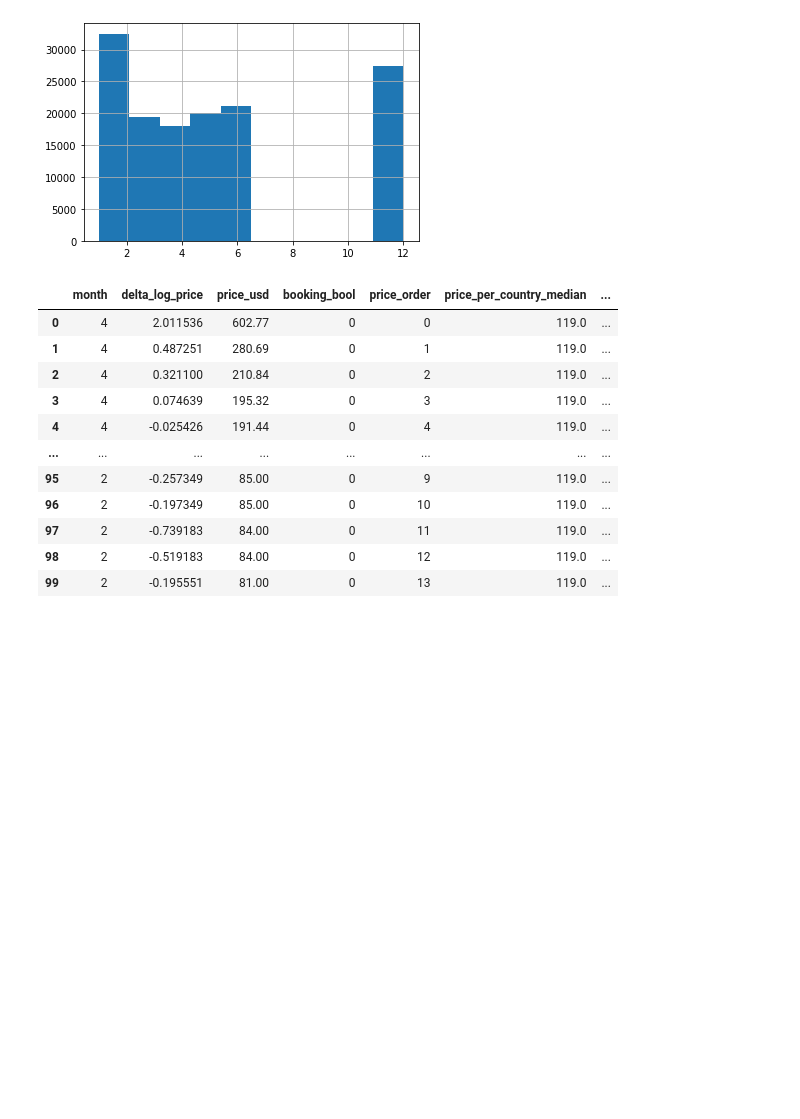
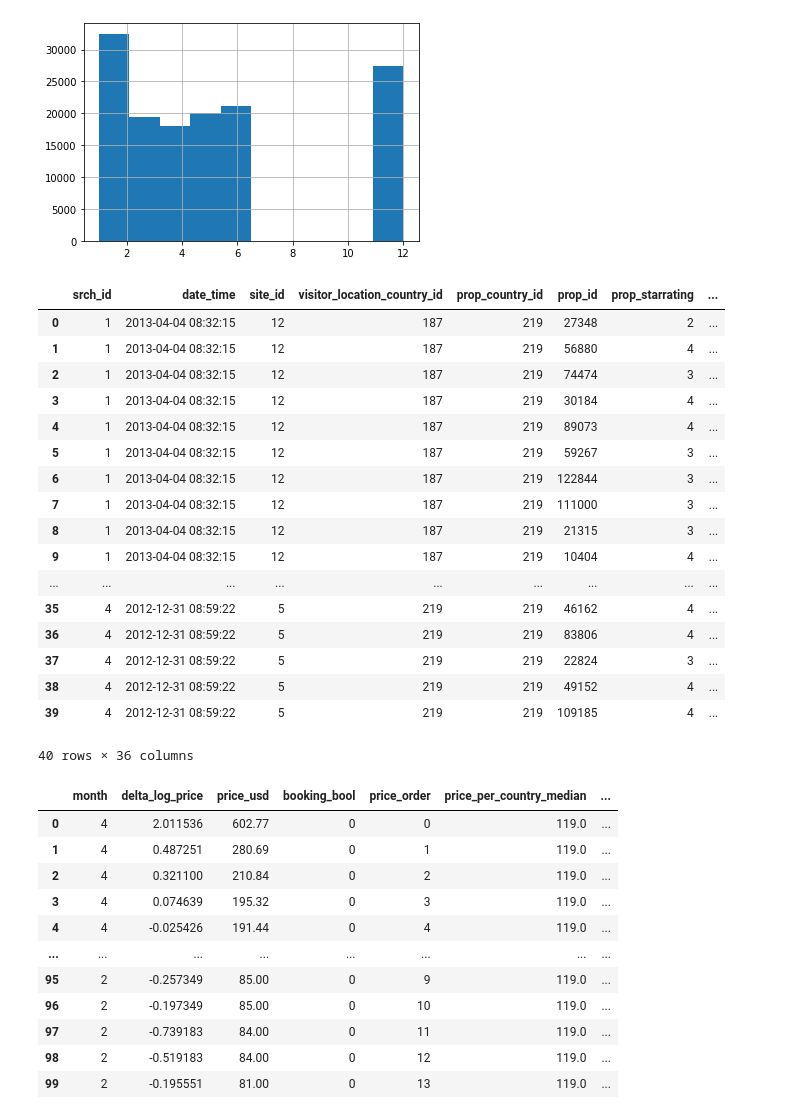
Before and after one commit to wolfbrr/DMT-2022-114, a Jupyter notebook: assignment-2/assignment-2.ipynb, the cells around one changed output. Cells and saved outputs as stored; diff of their text form; code cells hidden in the pictures; blank space fills up the shorter version.

```diff
--- a/assignment-2/assignment-2.ipynb
+++ b/assignment-2/assignment-2.ipynb
@@ -573,6 +531,27 @@ train_eng['month'].max()
 # %% [output]
 12
 [figure]
+# %%
+display(train_eng.head(40))
+# %% [output]
+|  | srch_id | date_time | site_id | visitor_location_country_id | prop_country_id | prop_id | prop_starrating | ... |
+| 0 | 1 | 2013-04-04 08:32:15 | 12 | 187 | 219 | 27348 | 2 | ... |
+| 1 | 1 | 2013-04-04 08:32:15 | 12 | 187 | 219 | 56880 | 4 | ... |
+| 2 | 1 | 2013-04-04 08:32:15 | 12 | 187 | 219 | 74474 | 3 | ... |
+| 3 | 1 | 2013-04-04 08:32:15 | 12 | 187 | 219 | 30184 | 4 | ... |
+| 4 | 1 | 2013-04-04 08:32:15 | 12 | 187 | 219 | 89073 | 4 | ... |
+| 5 | 1 | 2013-04-04 08:32:15 | 12 | 187 | 219 | 59267 | 3 | ... |
+| 6 | 1 | 2013-04-04 08:32:15 | 12 | 187 | 219 | 122844 | 3 | ... |
+| 7 | 1 | 2013-04-04 08:32:15 | 12 | 187 | 219 | 111000 | 3 | ... |
+| 8 | 1 | 2013-04-04 08:32:15 | 12 | 187 | 219 | 21315 | 3 | ... |
+| 9 | 1 | 2013-04-04 08:32:15 | 12 | 187 | 219 | 10404 | 4 | ... |
+| ... | ... | ... | ... | ... | ... | ... | ... | ... |
+| 35 | 4 | 2012-12-31 08:59:22 | 5 | 219 | 219 | 46162 | 4 | ... |
+| 36 | 4 | 2012-12-31 08:59:22 | 5 | 219 | 219 | 83806 | 4 | ... |
+| 37 | 4 | 2012-12-31 08:59:22 | 5 | 219 | 219 | 22824 | 3 | ... |
+| 38 | 4 | 2012-12-31 08:59:22 | 5 | 219 | 219 | 49152 | 4 | ... |
+| 39 | 4 | 2012-12-31 08:59:22 | 5 | 219 | 219 | 109185 | 4 | ... |
+40 rows × 36 columns
 # %%
 display(train_eng[['month', 'delta_log_price', 'price_usd','booking_bool', 'price_order','price_per_country_median','price_per_query_max','price_per_person']].head(100))
 # %% [output]
```
Also changed, not shown: parts of 20 cells of this notebook.
